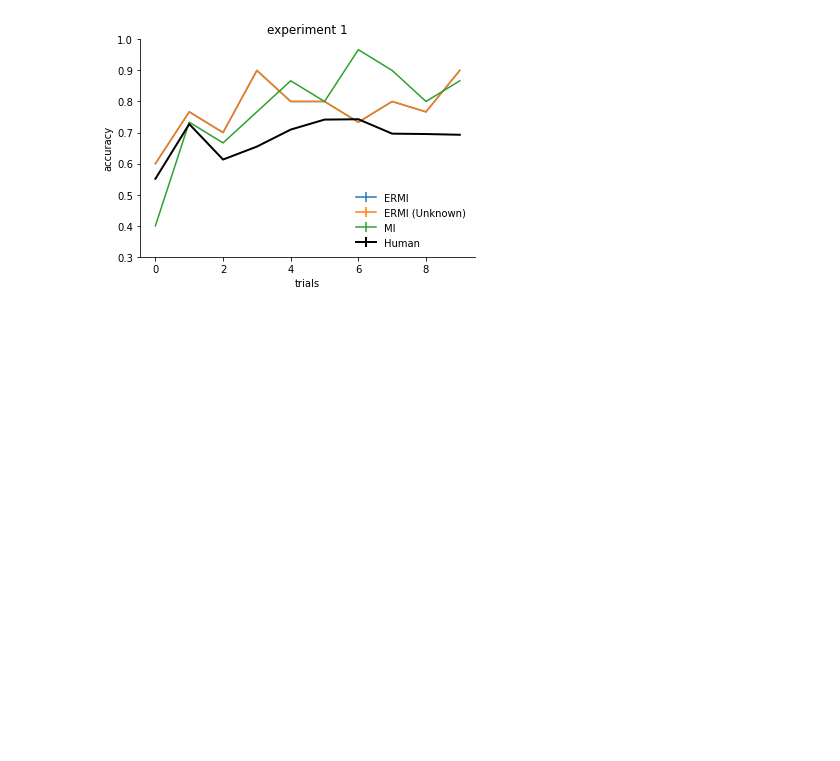
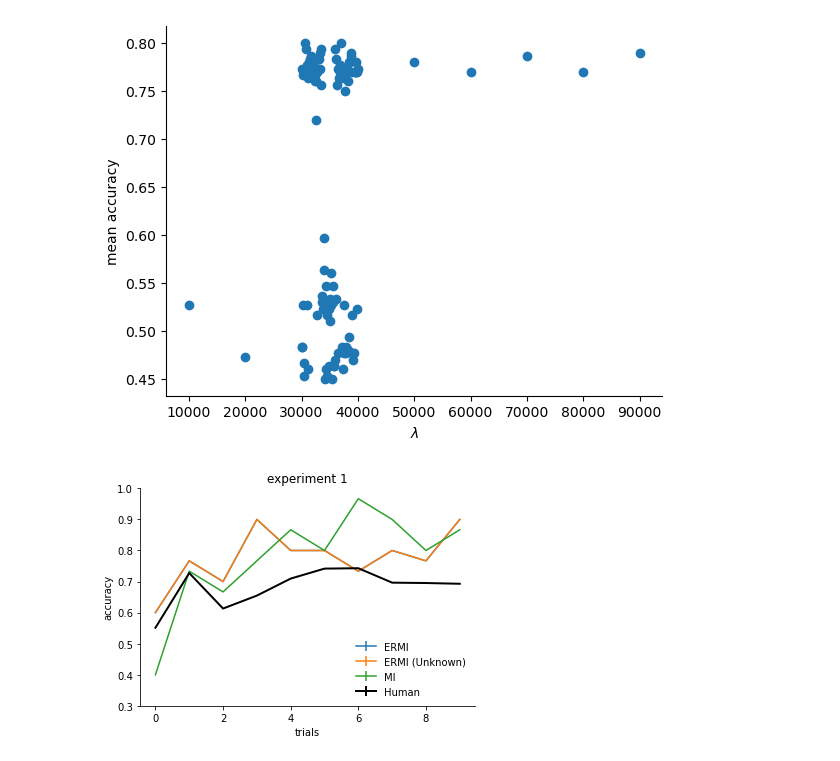
Before and after one commit to akjagadish/ermi, a Jupyter notebook: notebooks/bermi_scope.ipynb, the cells around one changed output. Cells and saved outputs as stored; diff of their text form; code cells hidden in the pictures; blank space fills up the shorter version.

```diff
--- a/notebooks/bermi_scope.ipynb
+++ b/notebooks/bermi_scope.ipynb
@@ -47,3 +109,24 @@ plt.show()
+# %%
+accs = []
+esses = [] #[1, 10, 100, 1000]
+esses.extend([i for i in np.arange(10000, 100000, 10000)])
+esses.extend([i for i in np.arange(30000, 40000, 100)])
+lambdas = []
+for ess in esses:
+    try:
+        results_bermi_paired_ess = np.load(f'/u/ajagadish/ermi/decisionmaking/data/model_simulation/task=binz2022_experiment={experiment_id}_source=claude_condition=unknown_loss=nll_paired=True_policy=greedy_ess={str(int(ess))}.npz')
+        accs.append((results_bermi_paired_ess['per_trial_model_accuracy']/num_tasks).mean(0).mean())
+        lambdas.append(ess)
+    except:
+        print(ess)
+# %%
+plt.scatter(lambdas, accs)
+# plt.xscale('log')
+plt.xlabel('$\lambda$')
+plt.ylabel('mean accuracy')
+sns.despine()
+# %% [output]
+[figure, added]
 # %%
 experiment_id=1
 data = pd.read_csv(f'/u/ajagadish/ermi/decisionmaking/data/human/binz2022heuristics_exp{experiment_id}.csv')
```
Also changed, not shown: parts of 4 cells of this notebook.
